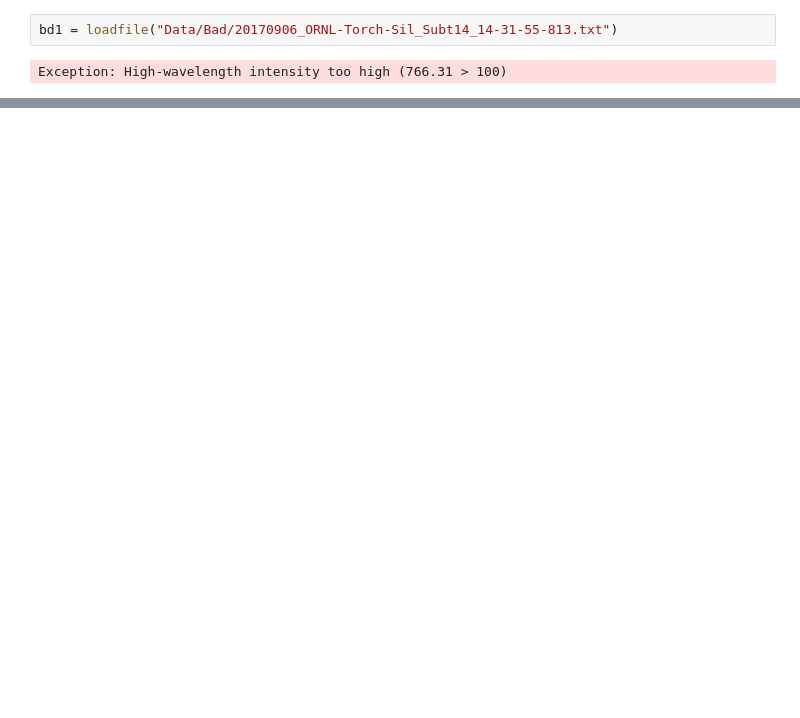
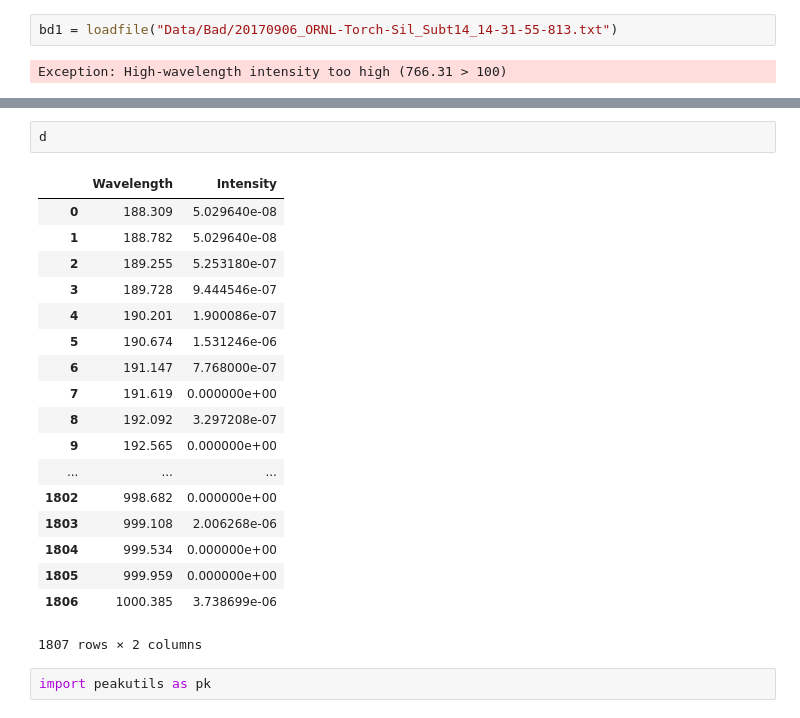
Before and after one commit to piovere/zeTorch, a Jupyter notebook: sketchbook.ipynb, the cells around one changed output, grey strips where cells are left out. Drawn from its saved outputs; the diff is of its cells as text; blank space fills up the shorter version.

```diff
--- a/sketchbook.ipynb
+++ b/sketchbook.ipynb
@@ -63,0 +65,23 @@ Exception: Average intensity is too low (6.387202906071586 < 100)
+# %%
+d
+# %% [output]
+|  | Wavelength | Intensity |
+| 0 | 188.309 | 5.029640e-08 |
+| 1 | 188.782 | 5.029640e-08 |
+| 2 | 189.255 | 5.253180e-07 |
+| 3 | 189.728 | 9.444546e-07 |
+| 4 | 190.201 | 1.900086e-07 |
+| 5 | 190.674 | 1.531246e-06 |
+| 6 | 191.147 | 7.768000e-07 |
+| 7 | 191.619 | 0.000000e+00 |
+| 8 | 192.092 | 3.297208e-07 |
+| 9 | 192.565 | 0.000000e+00 |
+| ... | ... | ... |
+| 1802 | 998.682 | 0.000000e+00 |
+| 1803 | 999.108 | 2.006268e-06 |
+| 1804 | 999.534 | 0.000000e+00 |
+| 1805 | 999.959 | 0.000000e+00 |
+| 1806 | 1000.385 | 3.738699e-06 |
+1807 rows × 2 columns
+# %%
+import peakutils as pk
```
Also changed, not shown: parts of 5 cells of this notebook, 1 other file.
